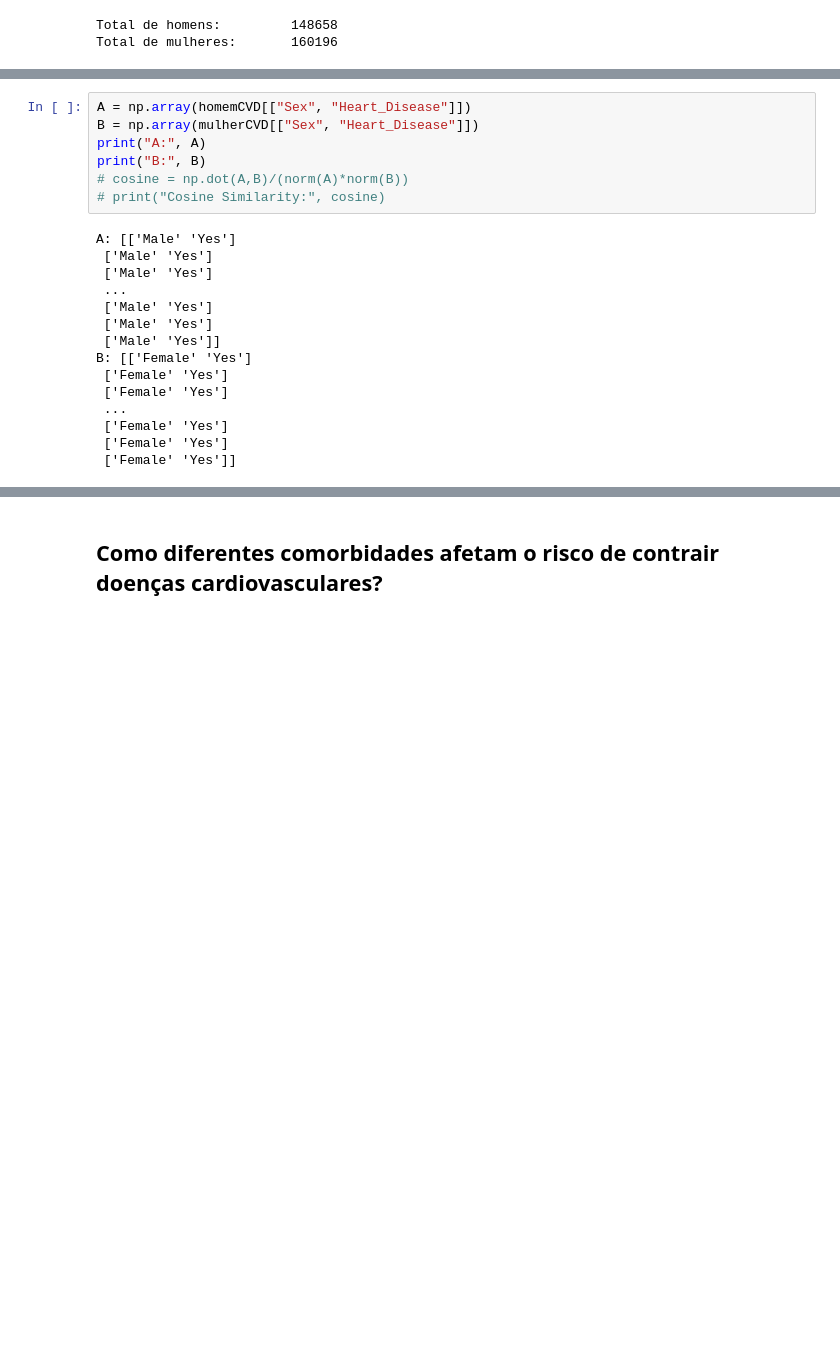
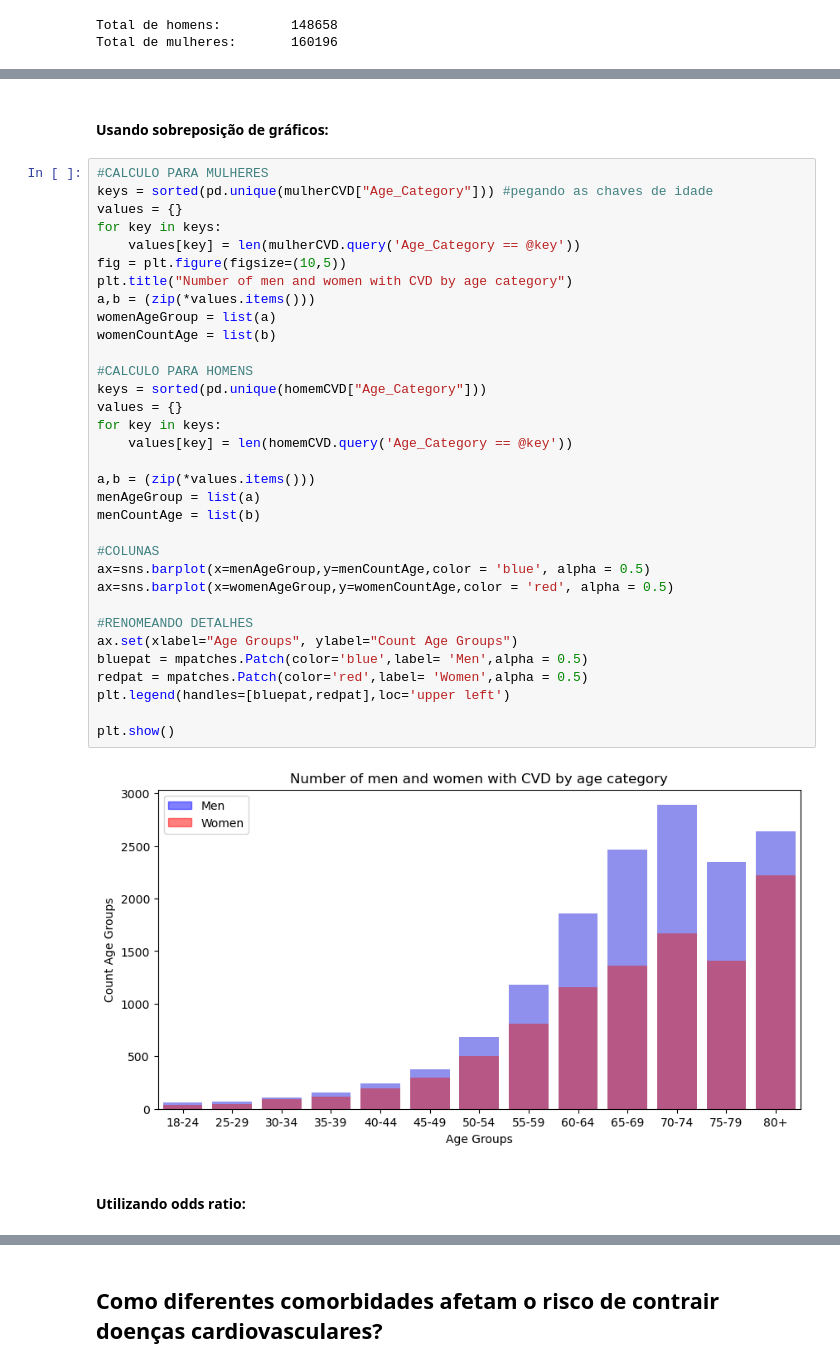
Before and after one commit to PDTCCLF/INF1032, a Jupyter notebook: INF1032_G1.ipynb, the cells around one changed output, grey strips where cells are left out. Cells and saved outputs as stored; diff of their text form; blank space fills up the shorter version.

Commit message:
visualização da primeira pergunta

```diff
--- a/INF1032_G1.ipynb
+++ b/INF1032_G1.ipynb
@@ -66,22 +56,39 @@ Mulheres com CVD:        9898    6.178681115633349 %
-# %%
-A = np.array(homemCVD[["Sex", "Heart_Disease"]])
-B = np.array(mulherCVD[["Sex", "Heart_Disease"]])
-print("A:", A)
-print("B:", B)
-# cosine = np.dot(A,B)/(norm(A)*norm(B))
-# print("Cosine Similarity:", cosine)
-# %% [output]
-A: [['Male' 'Yes']
- ['Male' 'Yes']
- ['Male' 'Yes']
- ...
- ['Male' 'Yes']
- ['Male' 'Yes']
- ['Male' 'Yes']]
-B: [['Female' 'Yes']
- ['Female' 'Yes']
- ['Female' 'Yes']
- ...
- ['Female' 'Yes']
- ['Female' 'Yes']
- ['Female' 'Yes']]
+# %% [markdown]
+#### Usando sobreposição de gráficos:
+# %%
+#CALCULO PARA MULHERES
+keys = sorted(pd.unique(mulherCVD["Age_Category"])) #pegando as chaves de idade
+values = {}
+for key in keys:
+    values[key] = len(mulherCVD.query('Age_Category == @key'))
+fig = plt.figure(figsize=(10,5))
+plt.title("Number of men and women with CVD by age category")
+a,b = (zip(*values.items()))
+womenAgeGroup = list(a)
+womenCountAge = list(b)
+
+#CALCULO PARA HOMENS
+keys = sorted(pd.unique(homemCVD["Age_Category"]))
+values = {}
+for key in keys:
+    values[key] = len(homemCVD.query('Age_Category == @key'))
+
+a,b = (zip(*values.items()))
+menAgeGroup = list(a)
+menCountAge = list(b)
+
+#COLUNAS
+ax=sns.barplot(x=menAgeGroup,y=menCountAge,color = 'blue', alpha = 0.5)
+ax=sns.barplot(x=womenAgeGroup,y=womenCountAge,color = 'red', alpha = 0.5)
+
+#RENOMEANDO DETALHES
+ax.set(xlabel="Age Groups", ylabel="Count Age Groups")
+bluepat = mpatches.Patch(color='blue',label= 'Men',alpha = 0.5)
+redpat = mpatches.Patch(color='red',label= 'Women',alpha = 0.5)
+plt.legend(handles=[bluepat,redpat],loc='upper left')
+
+plt.show()
+# %% [output]
+[figure, added]
+# %% [markdown]
+#### Utilizando odds ratio:
```
Also changed, not shown: parts of 3 cells of this notebook.
